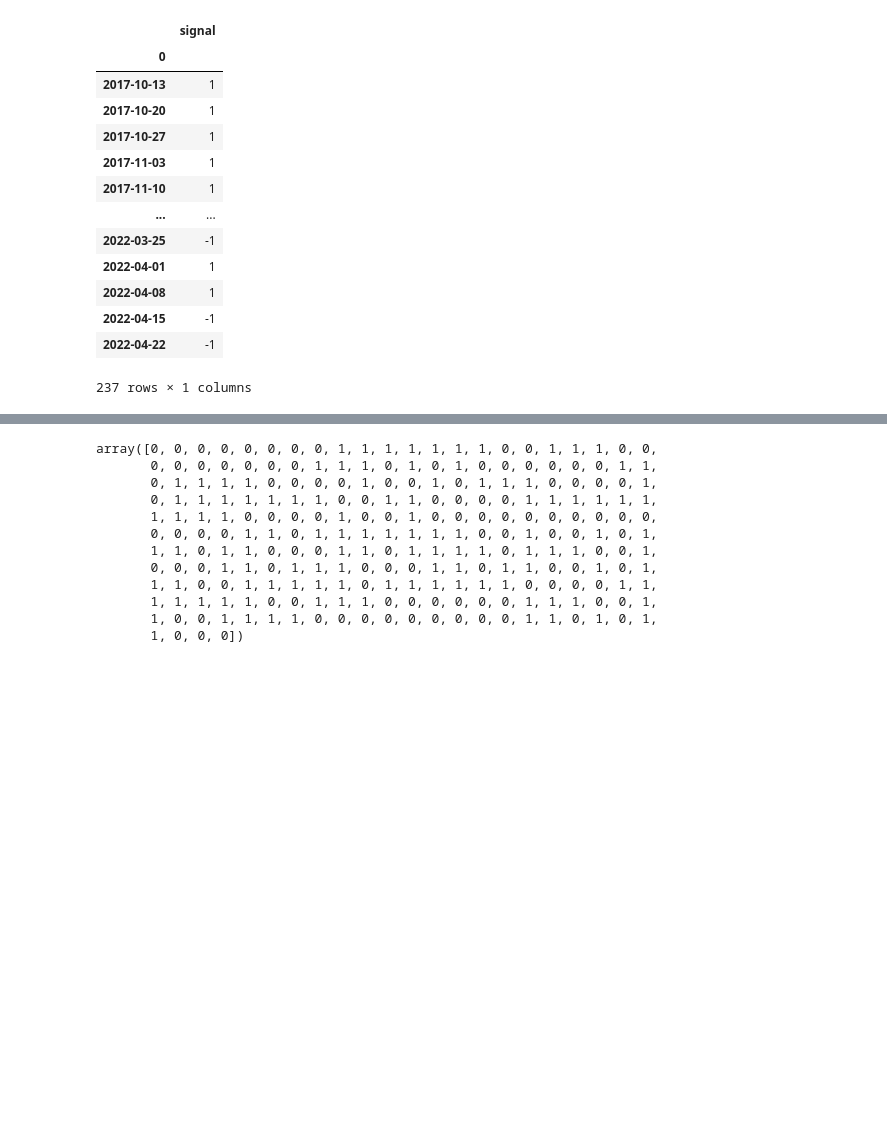
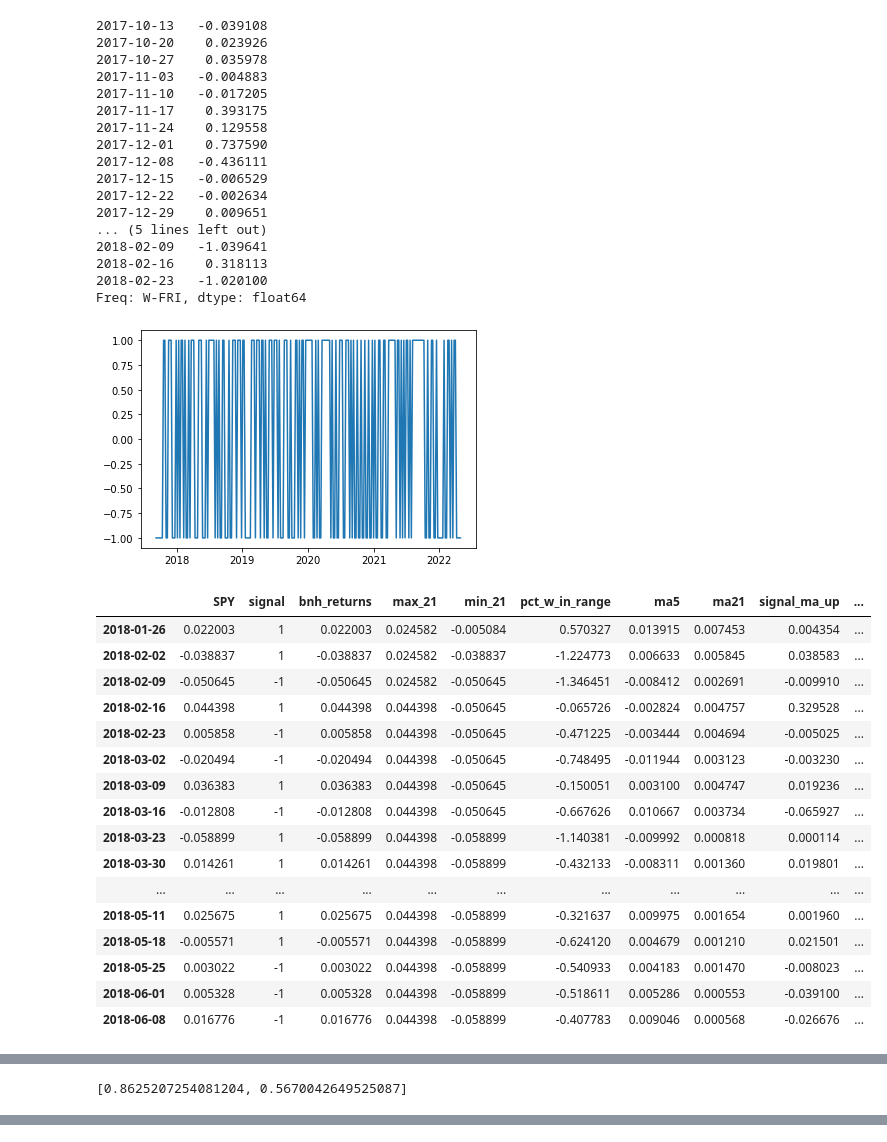
Before and after one commit to webclinic017/Python-Stock-1, a Jupyter notebook: code/Screener/code/AnalyzeSP1500.ipynb, the cells around one changed output, grey strips where cells are left out. Saved outputs shown, nothing was run; the diff lists cells and outputs as text; code cells hidden in the pictures; blank space fills up the shorter version.

Commit message:
Mastered backtest algorithm

```diff
--- a/code/Screener/code/AnalyzeSP1500.ipynb
+++ b/code/Screener/code/AnalyzeSP1500.ipynb
@@ -831,0 +886,9 @@ signals_df.columns = ['signal']
+# %%
+
+npa = []
+for t in range(0,len(train)):
+    npa.append([train[t],test[t],lagged_set])
+
+signals_central = clientFunction(return_sfs_cv_lm_signal_central_tendency,npa)
+signals_central_df = pd.DataFrame(signals_central).set_index(pd.DataFrame(signals_central).columns[0]).sort_index()
+signals_central_df.columns = ['signal']
@@ -832,16 +911,38 @@ signals_df.columns = ['signal']
 # %%
+backtest_price(pd.concat([lagged_set[[focus]],signals_central_df],axis=1))
 # %% [output]
+2017-10-13   -0.039108
+2017-10-20    0.023926
+2017-10-27    0.035978
+2017-11-03   -0.004883
+2017-11-10   -0.017205
+2017-11-17    0.393175
+2017-11-24    0.129558
+2017-12-01    0.737590
+2017-12-08   -0.436111
+2017-12-15   -0.006529
+2017-12-22   -0.002634
+2017-12-29    0.009651
+... (5 lines left out)
+2018-02-09   -1.039641
+2018-02-16    0.318113
+2018-02-23   -1.020100
+Freq: W-FRI, dtype: float64
+[figure, added]
-|  | signal |
-| 0 |  |
-| 2017-10-13 | 1 |
-| 2017-10-20 | 1 |
-| 2017-10-27 | 1 |
-| 2017-11-03 | 1 |
-| 2017-11-10 | 1 |
-| ... | ... |
-| 2022-03-25 | -1 |
-| 2022-04-01 | 1 |
-| 2022-04-08 | 1 |
-| 2022-04-15 | -1 |
-| 2022-04-22 | -1 |
+|  | SPY | signal | bnh_returns | max_21 | min_21 | pct_w_in_range | ma5 | ma21 | signal_ma_up | ... |
+| 2018-01-26 | 0.022003 | 1 | 0.022003 | 0.024582 | -0.005084 | 0.570327 | 0.013915 | 0.007453 | 0.004354 | ... |
+| 2018-02-02 | -0.038837 | 1 | -0.038837 | 0.024582 | -0.038837 | -1.224773 | 0.006633 | 0.005845 | 0.038583 | ... |
+| 2018-02-09 | -0.050645 | -1 | -0.050645 | 0.024582 | -0.050645 | -1.346451 | -0.008412 | 0.002691 | -0.009910 | ... |
+| 2018-02-16 | 0.044398 | 1 | 0.044398 | 0.044398 | -0.050645 | -0.065726 | -0.002824 | 0.004757 | 0.329528 | ... |
+| 2018-02-23 | 0.005858 | -1 | 0.005858 | 0.044398 | -0.050645 | -0.471225 | -0.003444 | 0.004694 | -0.005025 | ... |
+| 2018-03-02 | -0.020494 | -1 | -0.020494 | 0.044398 | -0.050645 | -0.748495 | -0.011944 | 0.003123 | -0.003230 | ... |
+| 2018-03-09 | 0.036383 | 1 | 0.036383 | 0.044398 | -0.050645 | -0.150051 | 0.003100 | 0.004747 | 0.019236 | ... |
+| 2018-03-16 | -0.012808 | -1 | -0.012808 | 0.044398 | -0.050645 | -0.667626 | 0.010667 | 0.003734 | -0.065927 | ... |
+| 2018-03-23 | -0.058899 | 1 | -0.058899 | 0.044398 | -0.058899 | -1.140381 | -0.009992 | 0.000818 | 0.000114 | ... |
+| 2018-03-30 | 0.014261 | 1 | 0.014261 | 0.044398 | -0.058899 | -0.432133 | -0.008311 | 0.001360 | 0.019801 | ... |
+| ... | ... | ... | ... | ... | ... | ... | ... | ... | ... | ... |
+| 2018-05-11 | 0.025675 | 1 | 0.025675 | 0.044398 | -0.058899 | -0.321637 | 0.009975 | 0.001654 | 0.001960 | ... |
+| 2018-05-18 | -0.005571 | 1 | -0.005571 | 0.044398 | -0.058899 | -0.624120 | 0.004679 | 0.001210 | 0.021501 | ... |
+| 2018-05-25 | 0.003022 | -1 | 0.003022 | 0.044398 | -0.058899 | -0.540933 | 0.004183 | 0.001470 | -0.008023 | ... |
+| 2018-06-01 | 0.005328 | -1 | 0.005328 | 0.044398 | -0.058899 | -0.518611 | 0.005286 | 0.000553 | -0.039100 | ... |
+| 2018-06-08 | 0.016776 | -1 | 0.016776 | 0.044398 | -0.058899 | -0.407783 | 0.009046 | 0.000568 | -0.026676 | ... |
-237 rows × 1 columns
@@ -847,0 +978 @@ signals_df.columns = ['signal']
+[0.8625207254081204, 0.5670042649525087]
@@ -848,15 +980,0 @@ signals_df.columns = ['signal']
-# %%
-np.where(df['signal']==1,1,0)
-# %% [output]
-array([0, 0, 0, 0, 0, 0, 0, 0, 1, 1, 1, 1, 1, 1, 1, 0, 0, 1, 1, 1, 0, 0,
-       0, 0, 0, 0, 0, 0, 0, 1, 1, 1, 0, 1, 0, 1, 0, 0, 0, 0, 0, 0, 1, 1,
-       0, 1, 1, 1, 1, 0, 0, 0, 0, 1, 0, 0, 1, 0, 1, 1, 1, 0, 0, 0, 0, 1,
-       0, 1, 1, 1, 1, 1, 1, 1, 0, 0, 1, 1, 0, 0, 0, 0, 1, 1, 1, 1, 1, 1,
-       1, 1, 1, 1, 0, 0, 0, 0, 1, 0, 0, 1, 0, 0, 0, 0, 0, 0, 0, 0, 0, 0,
-       0, 0, 0, 0, 1, 1, 0, 1, 1, 1, 1, 1, 1, 1, 0, 0, 1, 0, 0, 1, 0, 1,
-       1, 1, 0, 1, 1, 0, 0, 0, 1, 1, 0, 1, 1, 1, 1, 0, 1, 1, 1, 0, 0, 1,
-       0, 0, 0, 1, 1, 0, 1, 1, 1, 0, 0, 0, 1, 1, 0, 1, 1, 0, 0, 1, 0, 1,
-       1, 1, 0, 0, 1, 1, 1, 1, 1, 0, 1, 1, 1, 1, 1, 1, 0, 0, 0, 0, 1, 1,
-       1, 1, 1, 1, 1, 0, 0, 1, 1, 1, 0, 0, 0, 0, 0, 0, 1, 1, 1, 0, 0, 1,
-       1, 0, 0, 1, 1, 1, 1, 0, 0, 0, 0, 0, 0, 0, 0, 0, 1, 1, 0, 1, 0, 1,
-       1, 0, 0, 0])
```
Also changed, not shown: parts of 35 cells of this notebook, 2 other files.
